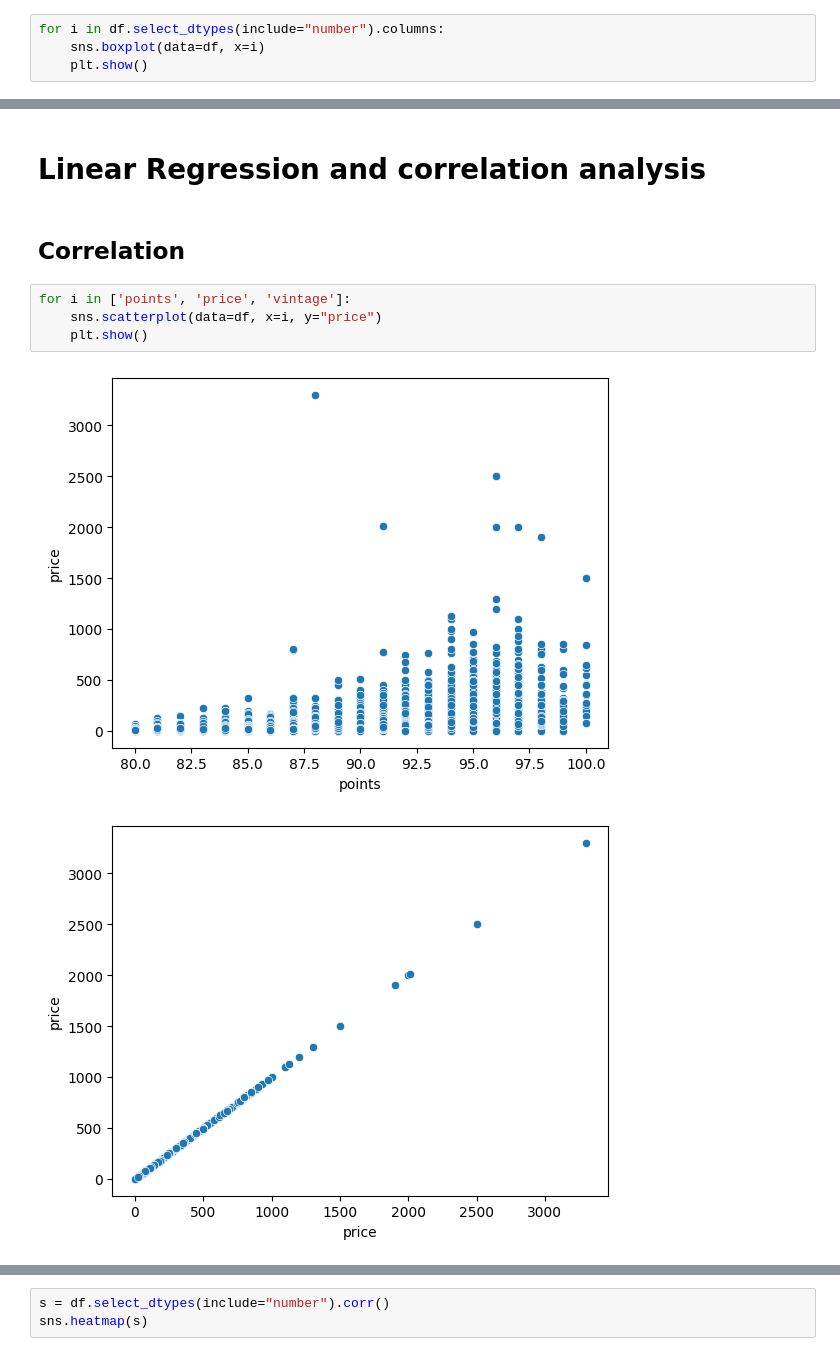
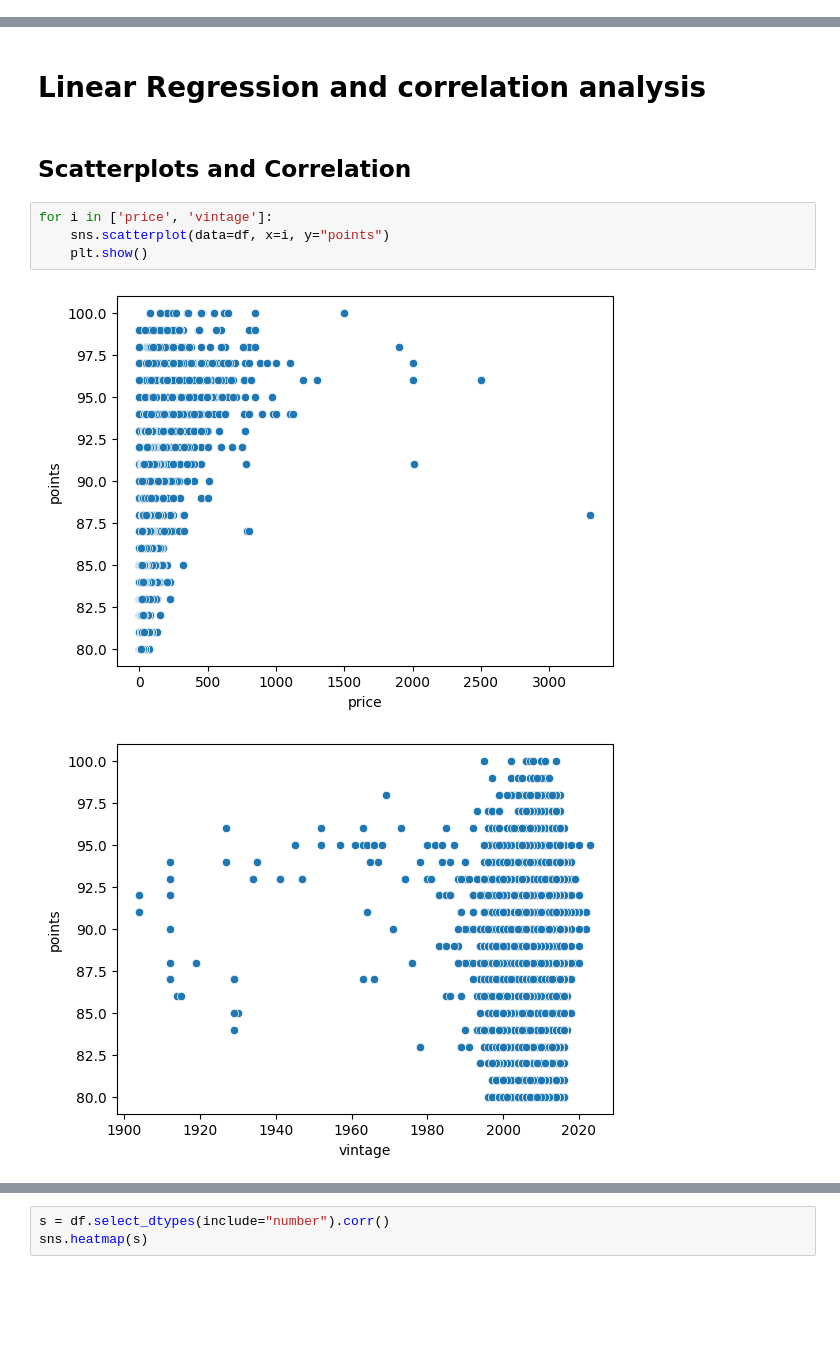
Before and after one commit to Supsi-Collaborative-Projects/wine-analysis, a Jupyter notebook: analysis.ipynb, the cells around one changed output, grey strips where cells are left out. Saved outputs shown, nothing was run; the diff lists cells and outputs as text; blank space fills up the shorter version.

```diff
--- a/analysis.ipynb
+++ b/analysis.ipynb
@@ -286,7 +295,3 @@ for i in df.select_dtypes(include="number").columns:
 [figure]
 [figure]
 [figure]
-# %%
-for i in df.select_dtypes(include="number").columns:
-    sns.boxplot(data=df, x=i)
-    plt.show()
@@ -380,11 +381,11 @@ print(f'95% Confidence Interval for the Mean Price of Wines: {confidence_interva
 # %% [markdown]
 # Linear Regression and correlation analysis
 # %% [markdown]
-## Correlation
+## Scatterplots and Correlation
 # %%
-for i in ['points', 'price', 'vintage']:
-    sns.scatterplot(data=df, x=i, y="price")
+for i in ['price', 'vintage']:
+    sns.scatterplot(data=df, x=i, y="points")
     plt.show()
 # %% [output]
-[figure, old version]
+[figure, new version]
-[figure, old version]
+[figure, new version]
```
Also changed, not shown: parts of 7 cells of this notebook.
